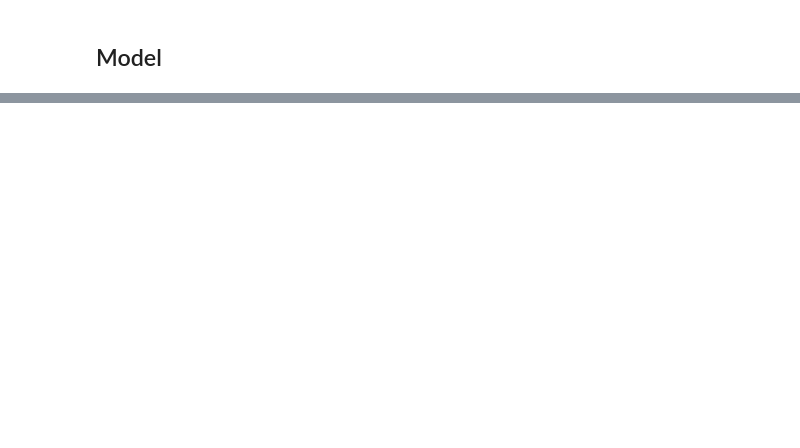
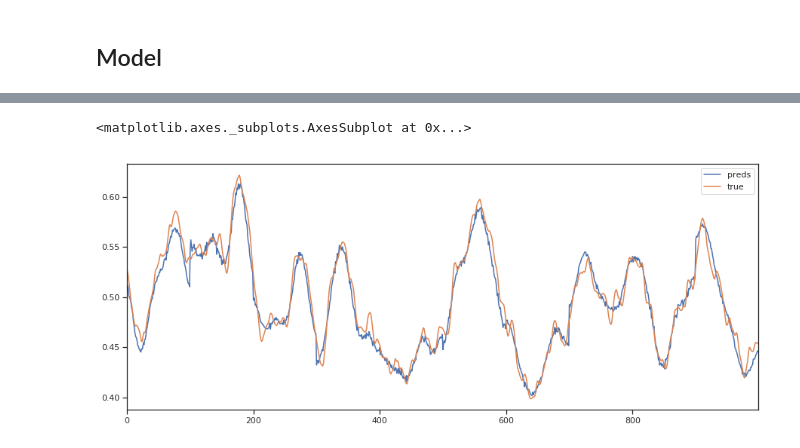
Before and after one commit to andmck1/nn-sdof, a Jupyter notebook: RNN.ipynb, the cells around one changed output, grey strips where cells are left out. Drawn from its saved outputs; the diff is of its cells as text; code cells hidden in the pictures; blank space fills up the shorter version.

Commit message:
new models

```diff
--- a/RNN.ipynb
+++ b/RNN.ipynb
@@ -213,0 +166,3 @@ ValueError: Input 0 is incompatible with layer lstm_1: expected ndim=3, found nd
+# %%
+# Get model
+mdl = build_model(100, 3, 100)
@@ -213,0 +189,4 @@ ValueError: Input 0 is incompatible with layer lstm_1: expected ndim=3, found nd
+# %%
+history = mdl.fit(x.reshape(-1, n_input, 3, 1), y,
+                 epochs=10,
+                 batch_size=1000)
@@ -213,0 +214,3 @@ ValueError: Input 0 is incompatible with layer lstm_1: expected ndim=3, found nd
+# %%
+y_hats = mdl.predict(x_holdout.reshape(-1, n_input, 3, 1))
+y_hats = y_hats.reshape(-1, 1)
@@ -213,0 +219,8 @@ ValueError: Input 0 is incompatible with layer lstm_1: expected ndim=3, found nd
+# %%
+ys_df = pd.concat([pd.Series(y_hats.reshape(-1), name='preds'), pd.Series(y_holdout.reshape(-1), name='true')], axis=1)
+resids_df = pd.DataFrame(resids, columns=['disp_resids'])
+# %%
+ys_df.plot(figsize=(15,6))
+# %% [output]
+<matplotlib.axes._subplots.AxesSubplot at 0x...>
+[figure, added]
```
Also changed, not shown: parts of 22 cells of this notebook, 4 other files.
